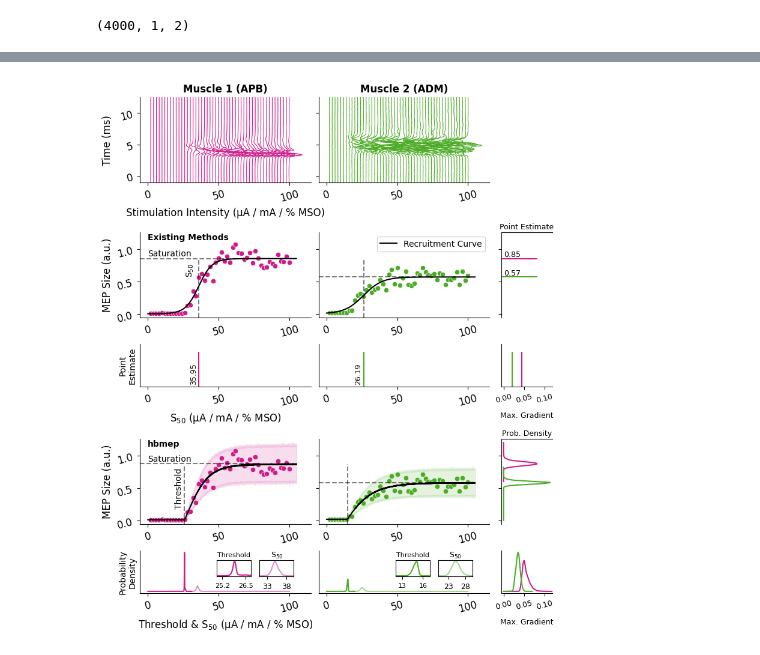
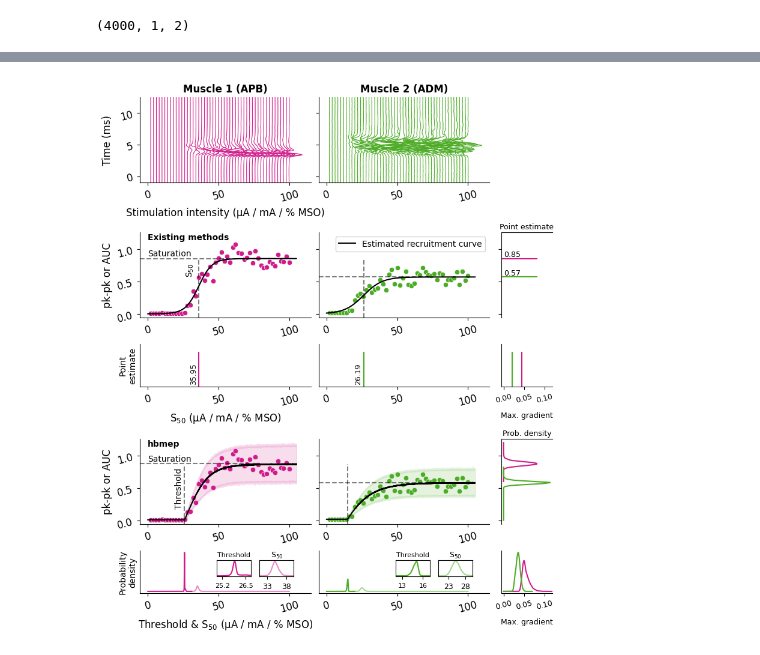
Before and after one commit to hbmep/hbmep-paper, a Jupyter notebook: notebooks/figures/01_Intro/figure.ipynb, the cells around one changed output, grey strips where cells are left out. Drawn from its saved outputs; the diff is of its cells as text; code cells hidden in the pictures.

```diff
--- a/notebooks/figures/01_Intro/figure.ipynb
+++ b/notebooks/figures/01_Intro/figure.ipynb
@@ -161,7 +161,7 @@ for muscle_ind in [0, 1]:
         ),
         ax=ax,
         color="k",
-        label="Recruitment Curve"
+        label="Estimated recruitment curve"
     )
 
     # Recruitment curve scatterplot
@@ -348,8 +348,8 @@ for muscle_ind in [0, 1]:
     samples = max_grad
     samples = samples
     kde = stats.gaussian_kde(samples)
-    if muscle_ind == 0: x_grid = np.linspace(0, .12, 1000)
-    if muscle_ind == 1: x_grid = np.linspace(0, .07, 1000)
+    if muscle_ind == 0: x_grid = np.linspace(0, .12, 5000)
+    if muscle_ind == 1: x_grid = np.linspace(0, .07, 5000)
     density = kde(x_grid)
     ax.plot(x_grid, density, color=COLORS[muscle_ind])
 
@@ -474,23 +474,23 @@ ax = axes[2, 2]
 ax.tick_params(axis="x", labelsize=tick_label_size - 3)
 
 # Axes labels
-axes[0, 0].set_xlabel("Stimulation Intensity (µA / mA / % MSO)", size=axis_label_size)
+axes[0, 0].set_xlabel("Stimulation intensity (µA / mA / % MSO)", size=axis_label_size)
 axes[2, 0].set_xlabel("S$_{50}$ (µA / mA / % MSO)", size=axis_label_size)
 axes[4, 0].set_xlabel("Threshold & S$_{50}$ (µA / mA / % MSO)", size=axis_label_size)
 ax = axes[1, 2]
-ax.set_xlabel("Point Estimate", size=axis_label_size - 3)
+ax.set_xlabel("Point estimate", size=axis_label_size - 3)
 ax.xaxis.set_label_position('top')
 ax = axes[3, 2]
-ax.set_xlabel("Prob. Density", size=axis_label_size - 3)
+ax.set_xlabel("Prob. density", size=axis_label_size - 3)
 ax.xaxis.set_label_position('top')
-axes[2, 2].set_xlabel("Max. Gradient", size=axis_label_size - 3)
-axes[4, 2].set_xlabel("Max. Gradient", size=axis_label_size - 3)
+axes[2, 2].set_xlabel("Max. gradient", size=axis_label_size - 3)
+axes[4, 2].set_xlabel("Max. gradient", size=axis_label_size - 3)
 
 axes[0, 0].set_ylabel("Time (ms)", size=axis_label_size)
-axes[1, 0].set_ylabel("MEP Size (a.u.)", size=axis_label_size)
-axes[3, 0].set_ylabel("MEP Size (a.u.)", size=axis_label_size)
-axes[2, 0].set_ylabel("Point\nEstimate", size=axis_label_size - 2)
-axes[4, 0].set_ylabel("Probability\nDensity", size=axis_label_size - 2)
+axes[1, 0].set_ylabel("pk-pk or AUC", size=axis_label_size)
+axes[3, 0].set_ylabel("pk-pk or AUC", size=axis_label_size)
+axes[2, 0].set_ylabel("Point\nestimate", size=axis_label_size - 2)
+axes[4, 0].set_ylabel("Probability\ndensity", size=axis_label_size - 2)
 
 axes[0, 0].set_title("Muscle 1 (APB)", fontweight="bold")
 axes[0, 1].set_title("Muscle 2 (ADM)", fontweight="bold")
@@ -513,7 +513,7 @@ for muscle_ind in range(2):
     # ax.text(point_estimate-.002, 0.05, f"{point_estimate:.2f}", va="bottom", ha="right", rotation=90, fontsize=8)
 
 ax = axes[1, 0]
-ax.text(0, 1.12, "Existing Methods", fontweight="semibold", va="bottom", ha="left")
+ax.text(0, 1.12, "Existing methods", fontweight="semibold", va="bottom", ha="left")
 
 ax = axes[3, 0]
 ax.text(0, 1.12, "hbmep", fontweight="semibold", va="bottom", ha="left")
@@ -534,4 +534,4 @@ logger.info(f"Saved to {dest}")
-[figure, old version]
+[figure, new version]
 # %%
 # MEP_CONST = [250, 50]
 
```
Also changed, not shown: parts of 5 cells of this notebook, 1 other file.
